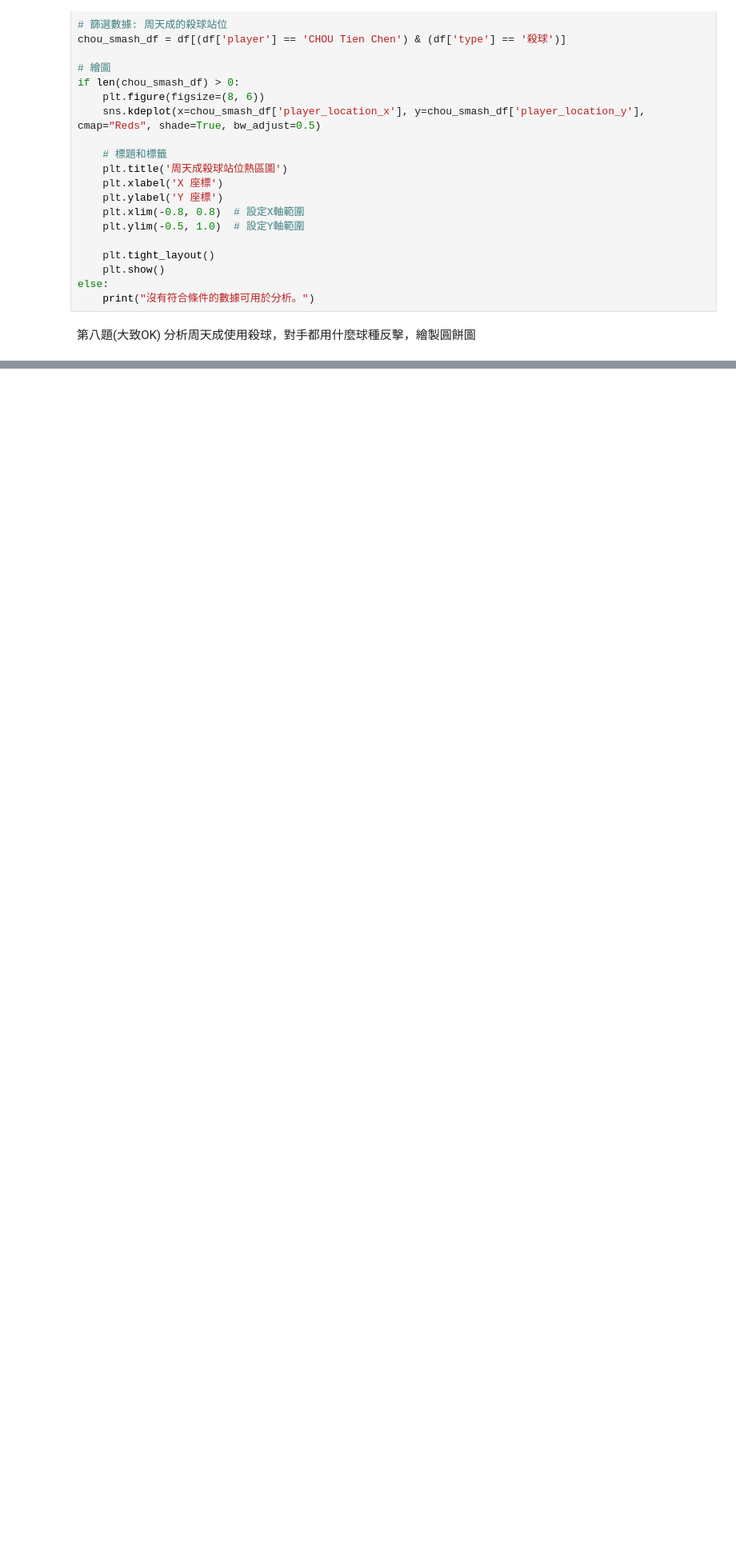
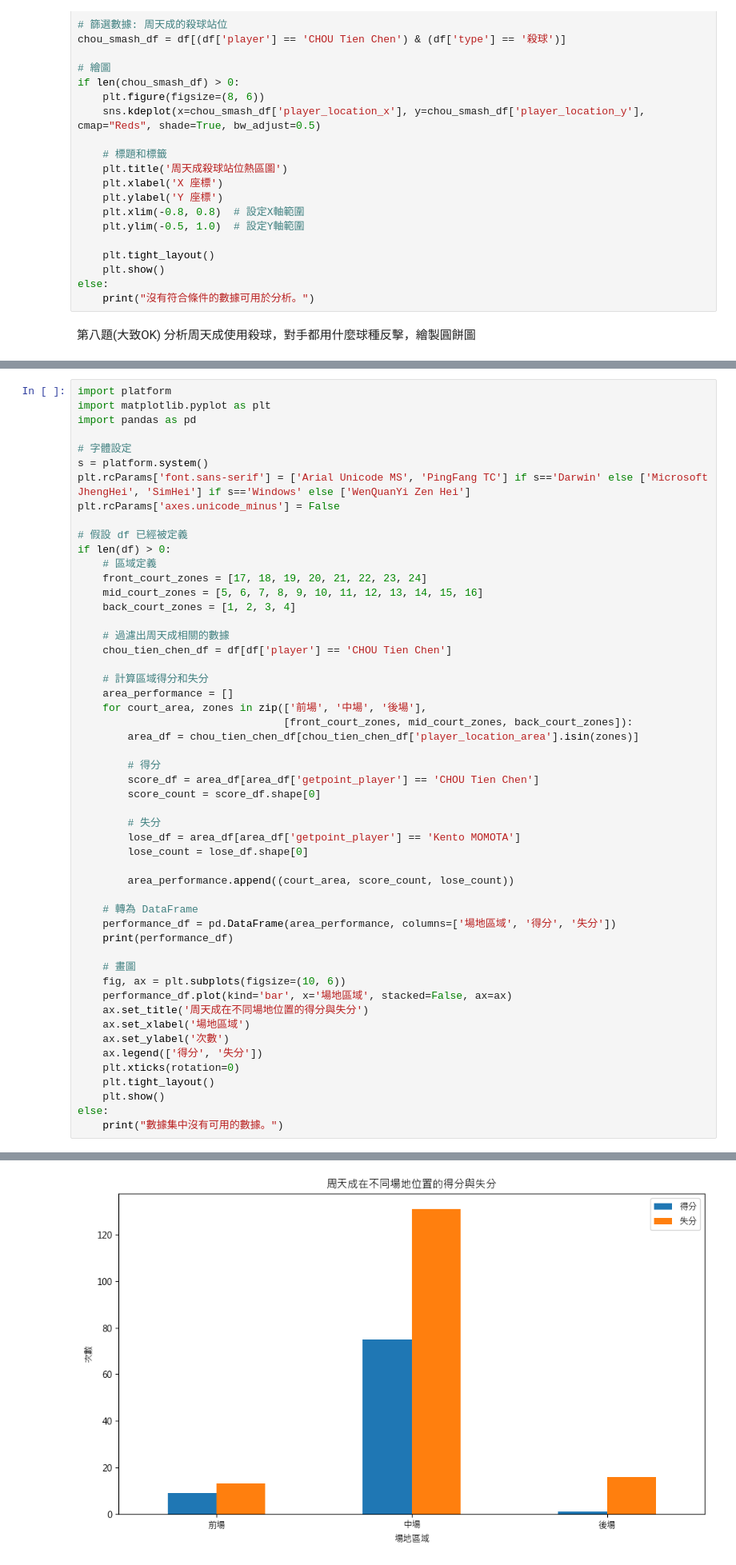
Before and after one commit to DanielTeng0811/BadmintonAI, a Jupyter notebook: question_ans_final.ipynb, the cells around one changed output, grey strips where cells are left out. Shown at 80% size. Cells and saved outputs as stored; diff of their text form; blank space fills up the shorter version.

```diff
--- a/question_ans_final.ipynb
+++ b/question_ans_final.ipynb
@@ -455,0 +502,53 @@ if len(df) > 0:
+# %%
+import platform
+import matplotlib.pyplot as plt
+import pandas as pd
+
+# 字體設定
+s = platform.system()
+plt.rcParams['font.sans-serif'] = ['Arial Unicode MS', 'PingFang TC'] if s=='Darwin' else ['Microsoft JhengHei', 'SimHei'] if s=='Windows' else ['WenQuanYi Zen Hei']
+plt.rcParams['axes.unicode_minus'] = False
+
+# 假設 df 已經被定義
+if len(df) > 0:
+    # 區域定義
+    front_court_zones = [17, 18, 19, 20, 21, 22, 23, 24]
+    mid_court_zones = [5, 6, 7, 8, 9, 10, 11, 12, 13, 14, 15, 16]
+    back_court_zones = [1, 2, 3, 4]
+
+    # 過濾出周天成相關的數據
+    chou_tien_chen_df = df[df['player'] == 'CHOU Tien Chen']
+
+    # 計算區域得分和失分
+    area_performance = []
+    for court_area, zones in zip(['前場', '中場', '後場'],
+                                 [front_court_zones, mid_court_zones, back_court_zones]):
+        area_df = chou_tien_chen_df[chou_tien_chen_df['player_location_area'].isin(zones)]
+
+        # 得分
+        score_df = area_df[area_df['getpoint_player'] == 'CHOU Tien Chen']
+        score_count = score_df.shape[0]
+
+        # 失分
+        lose_df = area_df[area_df['getpoint_player'] == 'Kento MOMOTA']
+        lose_count = lose_df.shape[0]
+
+        area_performance.append((court_area, score_count, lose_count))
+
+    # 轉為 DataFrame
+    performance_df = pd.DataFrame(area_performance, columns=['場地區域', '得分', '失分'])
+    print(performance_df)
+
+    # 畫圖
+    fig, ax = plt.subplots(figsize=(10, 6))
+    performance_df.plot(kind='bar', x='場地區域', stacked=False, ax=ax)
+    ax.set_title('周天成在不同場地位置的得分與失分')
+    ax.set_xlabel('場地區域')
+    ax.set_ylabel('次數')
+    ax.legend(['得分', '失分'])
+    plt.xticks(rotation=0)
+    plt.tight_layout()
+    plt.show()
+else:
+    print("數據集中沒有可用的數據。")
+# %% [output]
@@ -455,0 +559 @@ if len(df) > 0:
+[figure, added]
```
Also changed, not shown: parts of 15 cells of this notebook, 4 other files.
